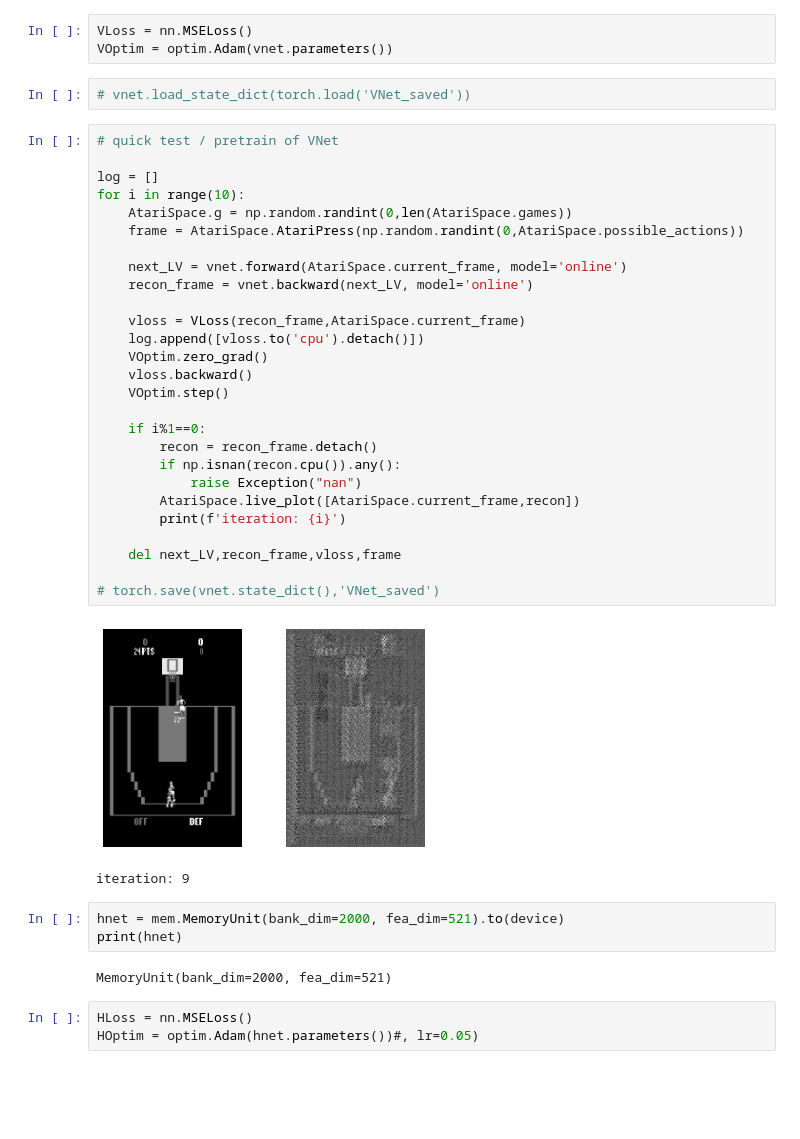
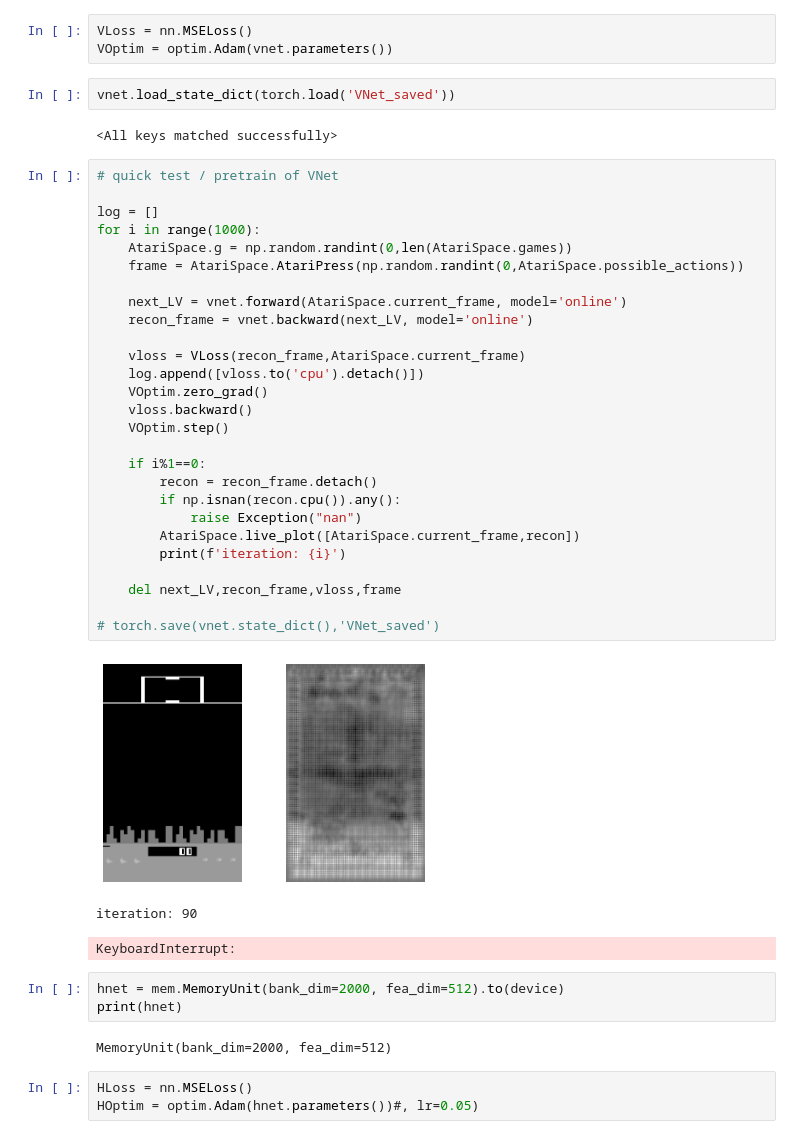
Before and after one commit to jordandekraker/HippoNet, a Jupyter notebook: AtariSpace_HnetMem.ipynb, the cells around one changed output. Saved outputs shown, nothing was run; the diff lists cells and outputs as text; blank space fills up the shorter version.

```diff
--- a/AtariSpace_HnetMem.ipynb
+++ b/AtariSpace_HnetMem.ipynb
@@ -142,42 +142,45 @@ VNet(
 VLoss = nn.MSELoss()
 VOptim = optim.Adam(vnet.parameters())
 # %%
-# vnet.load_state_dict(torch.load('VNet_saved'))
+vnet.load_state_dict(torch.load('VNet_saved'))
+# %% [output]
+<All keys matched successfully>
 # %%
 # quick test / pretrain of VNet
 
 log = []
-for i in range(10):
+for i in range(1000):
     AtariSpace.g = np.random.randint(0,len(AtariSpace.games))
     frame = AtariSpace.AtariPress(np.random.randint(0,AtariSpace.possible_actions))
 
     next_LV = vnet.forward(AtariSpace.current_frame, model='online')
     recon_frame = vnet.backward(next_LV, model='online')
 
     vloss = VLoss(recon_frame,AtariSpace.current_frame)
     log.append([vloss.to('cpu').detach()])
     VOptim.zero_grad()
     vloss.backward()
     VOptim.step()
 
     if i%1==0:
         recon = recon_frame.detach()
         if np.isnan(recon.cpu()).any():
             raise Exception("nan")
         AtariSpace.live_plot([AtariSpace.current_frame,recon])
         print(f'iteration: {i}')
 
     del next_LV,recon_frame,vloss,frame
 
 # torch.save(vnet.state_dict(),'VNet_saved')
 # %% [output]
-[figure, old version]
+[figure, new version]
-iteration: 9
+iteration: 90
+KeyboardInterrupt:
 # %%
-hnet = mem.MemoryUnit(bank_dim=2000, fea_dim=521).to(device)
+hnet = mem.MemoryUnit(bank_dim=2000, fea_dim=512).to(device)
 print(hnet)
 # %% [output]
-MemoryUnit(bank_dim=2000, fea_dim=521)
+MemoryUnit(bank_dim=2000, fea_dim=512)
 # %%
 HLoss = nn.MSELoss()
 HOptim = optim.Adam(hnet.parameters())#, lr=0.05)
```
Also changed, not shown: parts of 5 cells of this notebook, 2 other files.
